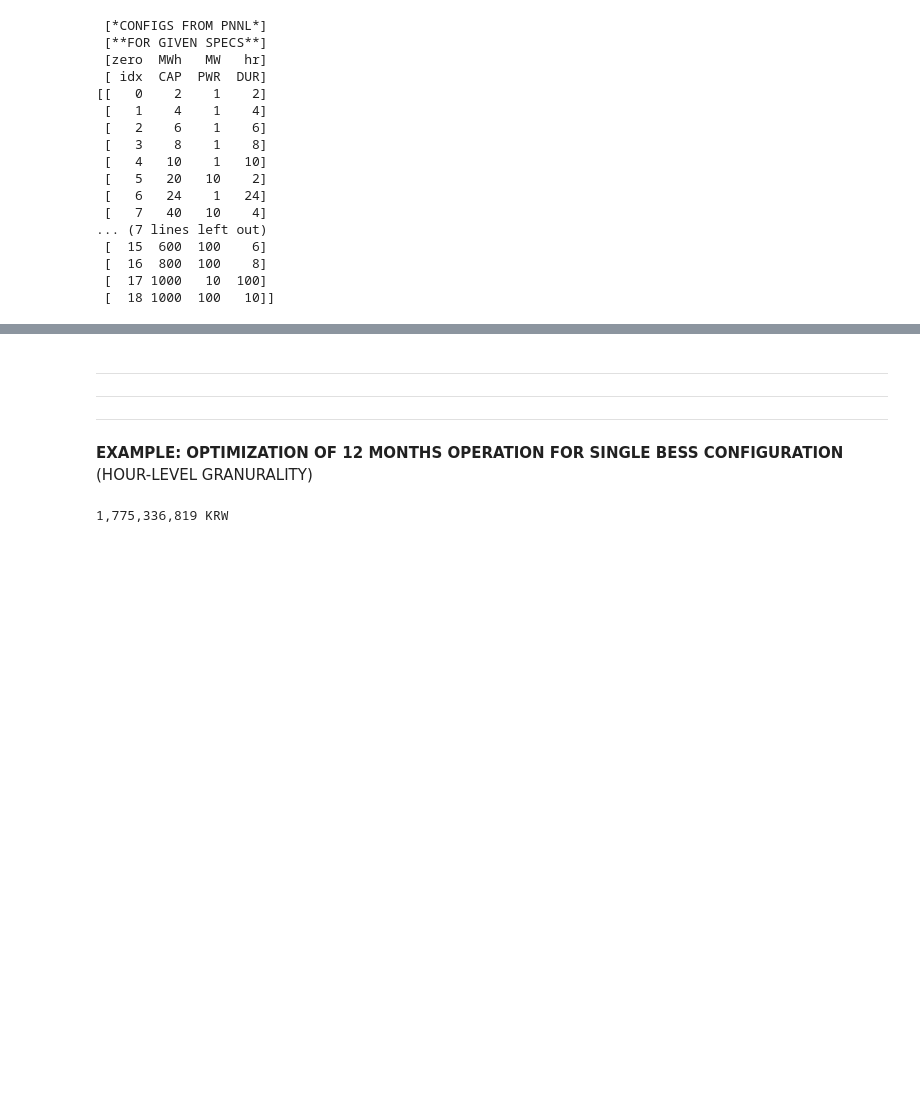
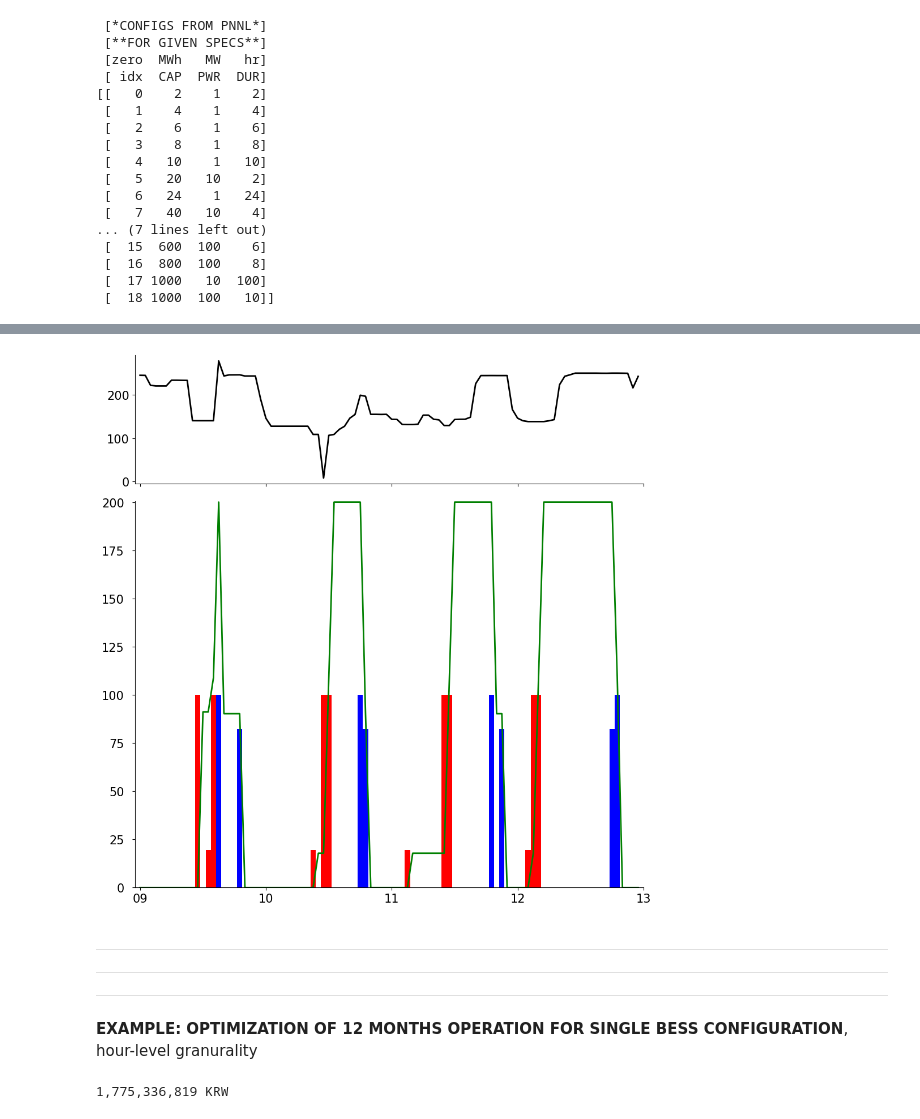
Before and after one commit to realgyeongminnoh/bess_arbitrage, a Jupyter notebook: main_interactive.ipynb, the cells around one changed output, grey strips where cells are left out. Drawn from its saved outputs; the diff is of its cells as text; code cells hidden in the pictures; blank space fills up the shorter version.

Commit message:
saving full working with output and plot before making massive data flow changes

```diff
--- a/main_interactive.ipynb
+++ b/main_interactive.ipynb
@@ -54,7 +54,7 @@ print_bess_config(parameter)
  [  18 1000  100   10]]
 # %%
 # bess idx
-idx_config = 3
+idx_config = 12
 # %%
 solver = Solver(
     timeseries,
@@ -73,2 +73,2 @@ print(f"{net_arbitrage_revenue:,.0f} KRW")
 # %%
-soc, charge, discharge, switch_charge, switch_discharge = np.split(variables, 5)
+soc, charge, discharge, switch_charge, switch_discharge = [variable.reshape(-1) for variable in np.split(variables, 5)]
@@ -75,8 +83,67 @@ soc, charge, discharge, switch_charge, switch_discharge = np.split(variables, 5)
+# %%
+soc, charge, discharge = soc / 1000, charge / 1000, discharge / 1000 # k-> M
+# %%
+time_start_plot, time_end_plot, end_exclude = 2022090900, 20220913000, True
+
+
+time_start_plot, time_end_plot = timeseries.get_datetime64(time_start_plot), timeseries.get_datetime64(time_end_plot, end_exclude)
+time_start_plot_idx, time_end_plot_idx = tuple([int(np.where(timeseries.timestamp == time)[0][0]) for time in [time_start_plot, time_end_plot]])
+# %%
+timestamp_plot = timeseries.timestamp[time_start_plot_idx:time_end_plot_idx+1]
+smp_plot = timeseries.smp[time_start_plot_idx:time_end_plot_idx+1]
+soc_plot = soc[time_start_plot_idx:time_end_plot_idx+1]
+charge_plot = charge[time_start_plot_idx:time_end_plot_idx+1]
+discharge_plot = discharge[time_start_plot_idx:time_end_plot_idx+1]
+
+fig, axes = plt.subplots(2, 1, figsize=(10, 10), gridspec_kw={'height_ratios': [1, 3]})
+ax1, ax2 = axes
+ax1.plot(timestamp_plot, smp_plot, color="black", linewidth=2)
+ax2.bar(timestamp_plot, charge_plot, color="red", width=np.timedelta64(1, "h"))
+ax2.bar(timestamp_plot, discharge_plot, color="blue", width=np.timedelta64(1, "h"))
+ax2.plot(timestamp_plot, soc_plot, color="green", linewidth=2)
+
+# LIMIT
+ax1.set_xlim(time_start_plot-1, time_end_plot+1)
+ax2.set_xlim(time_start_plot-1, time_end_plot+1)
+ax2.set_ylim(0, (parameter.capacities[idx_config] / 1000)+0.5)
+
+# X-TICK/LABEL (NEED TO BE CUSTOMIZED FOR EACH DIFFERENT PLOT)
+xticklabels_date = np.arange(
+    time_start_plot.astype("datetime64[D]"),
+    (time_end_plot + end_exclude).astype("datetime64[D]") + 1,
+    dtype="datetime64[D]"
+).tolist() # desired ticklabels
+
+xticks_float = [date2num(xticklabel_date) for xticklabel_date in xticklabels_date] # xtick (float) manipulation
+ax2.set_xticks(xticks_float)
+
+xticklabels_date_md = [xticklabel_date.strftime("%m-%d") for xticklabel_date in xticklabels_date]
+ax2.set_xticklabels(xticklabels_date_md) # xticklabel (date) manipulation
+# ABOVE DEFAULT, BELOW CUSTOM
+
+xticklabels_date_d = [xticklabel_date.strftime("%d") for xticklabel_date in xticklabels_date]
+ax2.set_xticklabels(xticklabels_date_d)
+
+# TICK PARAM DESIGN
+ax1.set_xticks(xticks_float) # ax1 tick copying the ax2
+ax1.tick_params(axis="x", labelbottom=False)
+ax1.tick_params(axis="y", labelsize=15)
+ax2.tick_params(axis="y", pad=10)
+ax2.tick_params(axis="both", labelsize=15)
+# BOX
+for spine in ["top", "right"]:
+    ax1.spines[spine].set_visible(False)
+    ax2.spines[spine].set_visible(False)
+
+fig.tight_layout()
+plt.show(fig)
+# %% [output]
+[figure, added]
 # %% [markdown]
 ---
 ---
 ---
-**EXAMPLE: OPTIMIZATION OF 12 MONTHS OPERATION FOR SINGLE BESS CONFIGURATION** (HOUR-LEVEL GRANURALITY)
+**EXAMPLE: OPTIMIZATION OF 12 MONTHS OPERATION FOR SINGLE BESS CONFIGURATION**, hour-level granurality
 # %%
 import numpy as np
 
```
Also changed, not shown: parts of 5 cells of this notebook, 5 other files.
